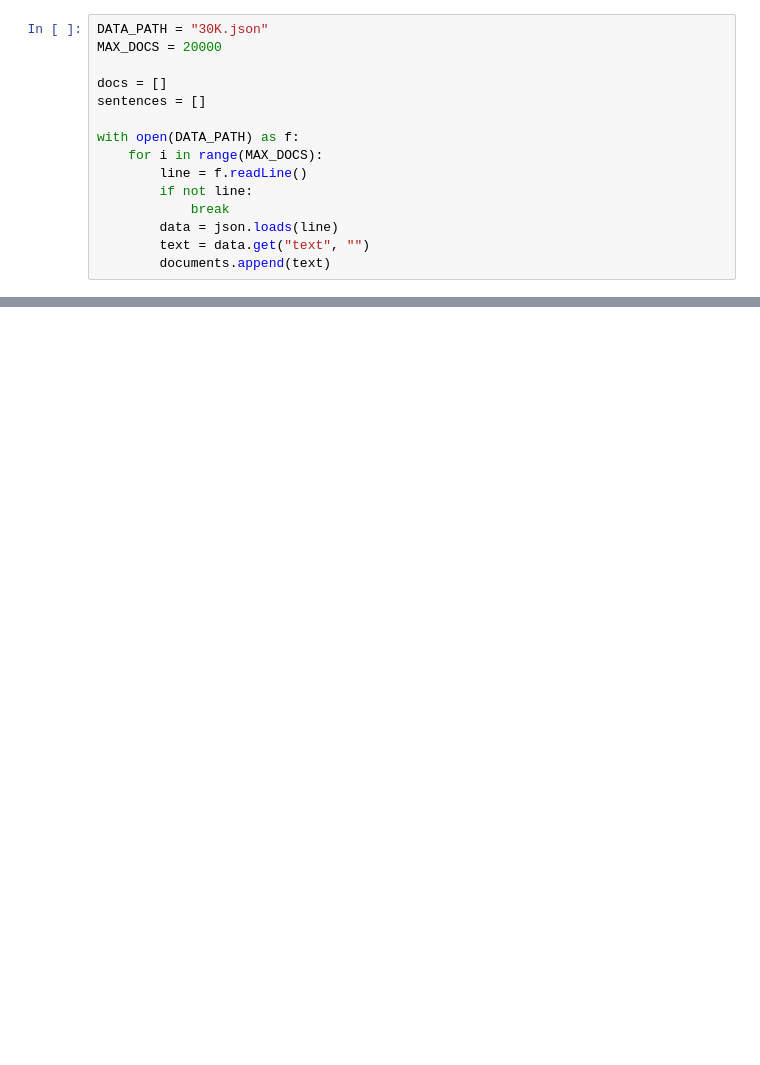
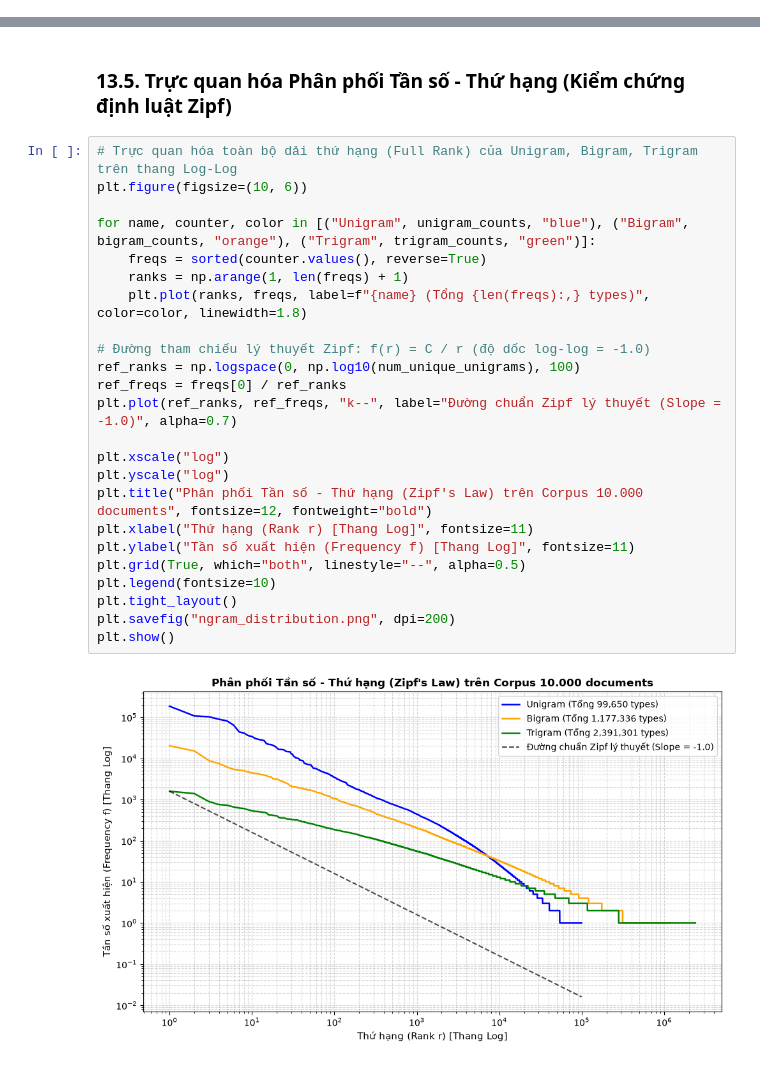
Before and after one commit to vutiendat2302/natural_language_processing, a Jupyter notebook: practice/lab02/experiments.ipynb, the cells around one changed output, grey strips where cells are left out. Cells and saved outputs as stored; diff of their text form; blank space fills up the shorter version.

```diff
--- a/practice/lab02/experiments.ipynb
+++ b/practice/lab02/experiments.ipynb
@@ -29,15 +0,0 @@ Sử dụng: 10.000 documents từ file `30K.json` để tiến hành đo lườ
-# %%
-DATA_PATH = "30K.json"
-MAX_DOCS = 20000
-
-docs = []
-sentences = []
-
-with open(DATA_PATH) as f:
-    for i in range(MAX_DOCS):
-        line = f.readLine()
-        if not line:
-            break
-        data = json.loads(line)
-        text = data.get("text", "")
-        documents.append(text)
@@ -43,0 +236,28 @@ with open(DATA_PATH) as f:
+# %% [markdown]
+### 13.5. Trực quan hóa Phân phối Tần số - Thứ hạng (Kiểm chứng định luật Zipf)
+# %%
+# Trực quan hóa toàn bộ dải thứ hạng (Full Rank) của Unigram, Bigram, Trigram trên thang Log-Log
+plt.figure(figsize=(10, 6))
+
+for name, counter, color in [("Unigram", unigram_counts, "blue"), ("Bigram", bigram_counts, "orange"), ("Trigram", trigram_counts, "green")]:
+    freqs = sorted(counter.values(), reverse=True)
+    ranks = np.arange(1, len(freqs) + 1)
+    plt.plot(ranks, freqs, label=f"{name} (Tổng {len(freqs):,} types)", color=color, linewidth=1.8)
+
+# Đường tham chiếu lý thuyết Zipf: f(r) = C / r (độ dốc log-log = -1.0)
+ref_ranks = np.logspace(0, np.log10(num_unique_unigrams), 100)
+ref_freqs = freqs[0] / ref_ranks
+plt.plot(ref_ranks, ref_freqs, "k--", label="Đường chuẩn Zipf lý thuyết (Slope = -1.0)", alpha=0.7)
+
+plt.xscale("log")
+plt.yscale("log")
+plt.title("Phân phối Tần số - Thứ hạng (Zipf's Law) trên Corpus 10.000 documents", fontsize=12, fontweight="bold")
+plt.xlabel("Thứ hạng (Rank r) [Thang Log]", fontsize=11)
+plt.ylabel("Tần số xuất hiện (Frequency f) [Thang Log]", fontsize=11)
+plt.grid(True, which="both", linestyle="--", alpha=0.5)
+plt.legend(fontsize=10)
+plt.tight_layout()
+plt.savefig("ngram_distribution.png", dpi=200)
+plt.show()
+# %% [output]
+[figure, added]
```
Also changed, not shown: parts of 60 cells of this notebook, 12 other files.
